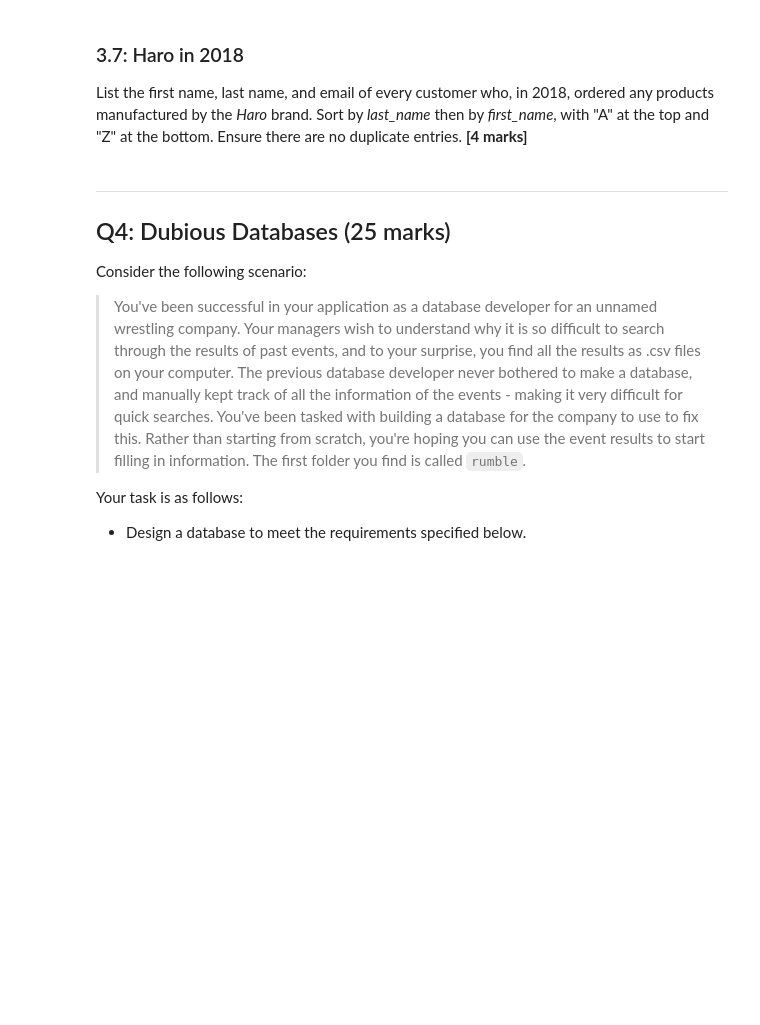
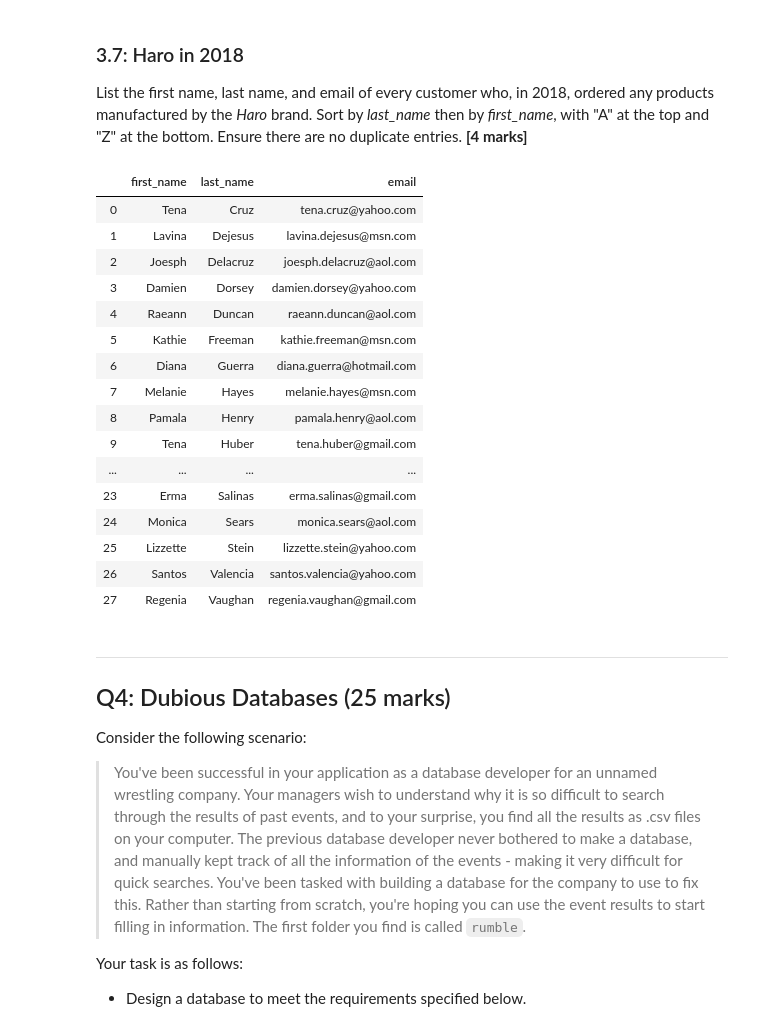
Before and after one commit to Yixi-Rao/Comp2420-assignment2, a Jupyter notebook: Assignment 2.ipynb, the cells around one changed output. Drawn from its saved outputs; the diff is of its cells as text; code cells hidden in the pictures; blank space fills up the shorter version.

```diff
--- a/Assignment 2.ipynb
+++ b/Assignment 2.ipynb
@@ -451,3 +537,32 @@ List the first name, last name, and email of every customer who, in 2018, ordere
+# %%
+# Your Code Here
+pd.read_sql_query('''SELECT first_name,last_name,email
+                     FROM customers NATURAL JOIN (SELECT DISTINCT customer_id
+                                                  FROM (SELECT product_id
+                                                        FROM products NATURAL JOIN brands
+                                                        WHERE brand_name = 'Haro') NATURAL JOIN (SELECT order_id,customer_id,product_id
+                                                                                                 FROM orders NATURAL JOIN order_items
+                                                                                                 WHERE order_date > 20171231 AND order_date < 20190101))
+                     ORDER BY last_name,first_name
+                     ''',conn)
+# %% [output]
+|  | first_name | last_name | email |
+| 0 | Tena | Cruz | tena.cruz@yahoo.com |
+| 1 | Lavina | Dejesus | lavina.dejesus@msn.com |
+| 2 | Joesph | Delacruz | joesph.delacruz@aol.com |
+| 3 | Damien | Dorsey | damien.dorsey@yahoo.com |
+| 4 | Raeann | Duncan | raeann.duncan@aol.com |
+| 5 | Kathie | Freeman | kathie.freeman@msn.com |
+| 6 | Diana | Guerra | diana.guerra@hotmail.com |
+| 7 | Melanie | Hayes | melanie.hayes@msn.com |
+| 8 | Pamala | Henry | pamala.henry@aol.com |
+| 9 | Tena | Huber | tena.huber@gmail.com |
+| ... | ... | ... | ... |
+| 23 | Erma | Salinas | erma.salinas@gmail.com |
+| 24 | Monica | Sears | monica.sears@aol.com |
+| 25 | Lizzette | Stein | lizzette.stein@yahoo.com |
+| 26 | Santos | Valencia | santos.valencia@yahoo.com |
+| 27 | Regenia | Vaughan | regenia.vaughan@gmail.com |
 # %% [markdown]
 *****
 ## Q4: Dubious Databases (25 marks)
```
Also changed, not shown: parts of 22 cells of this notebook, 2 other files.
